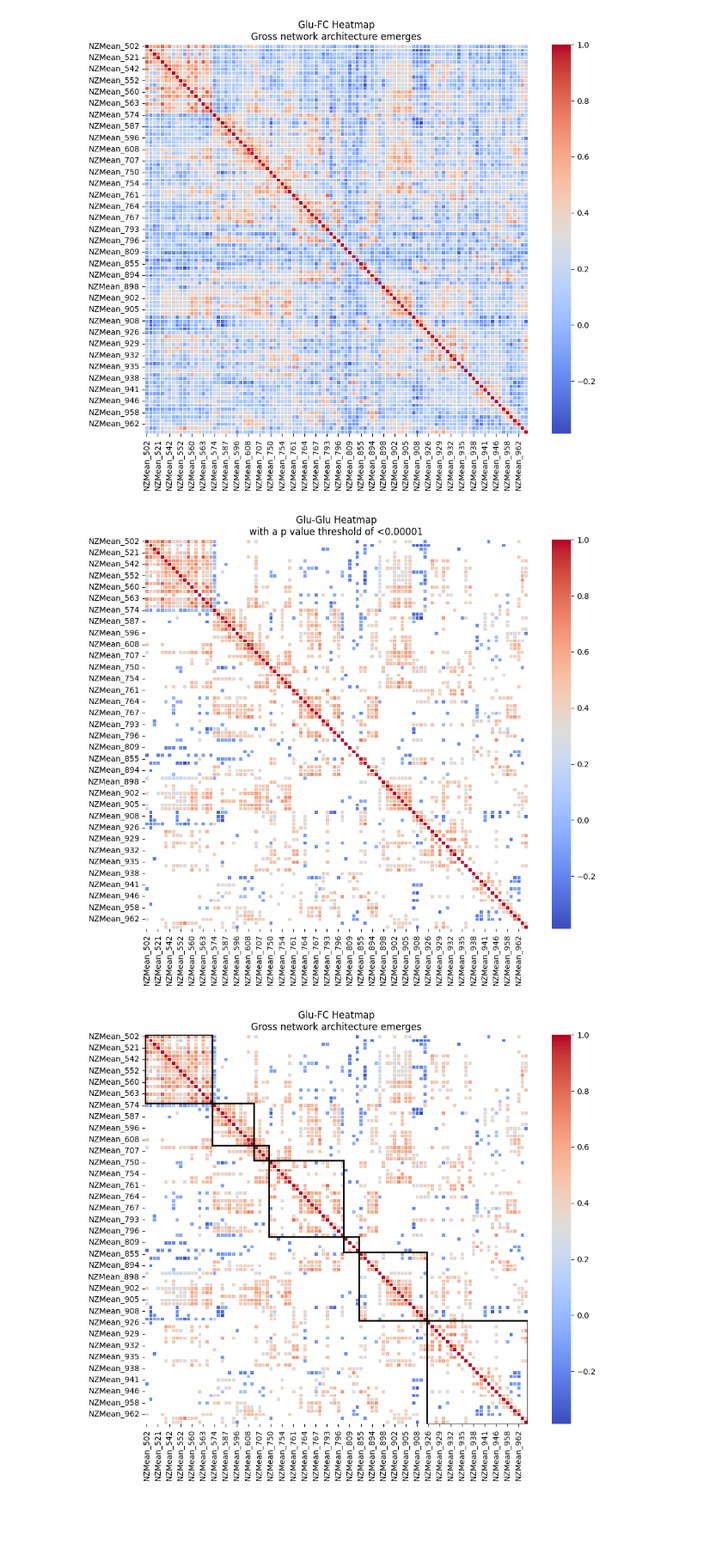
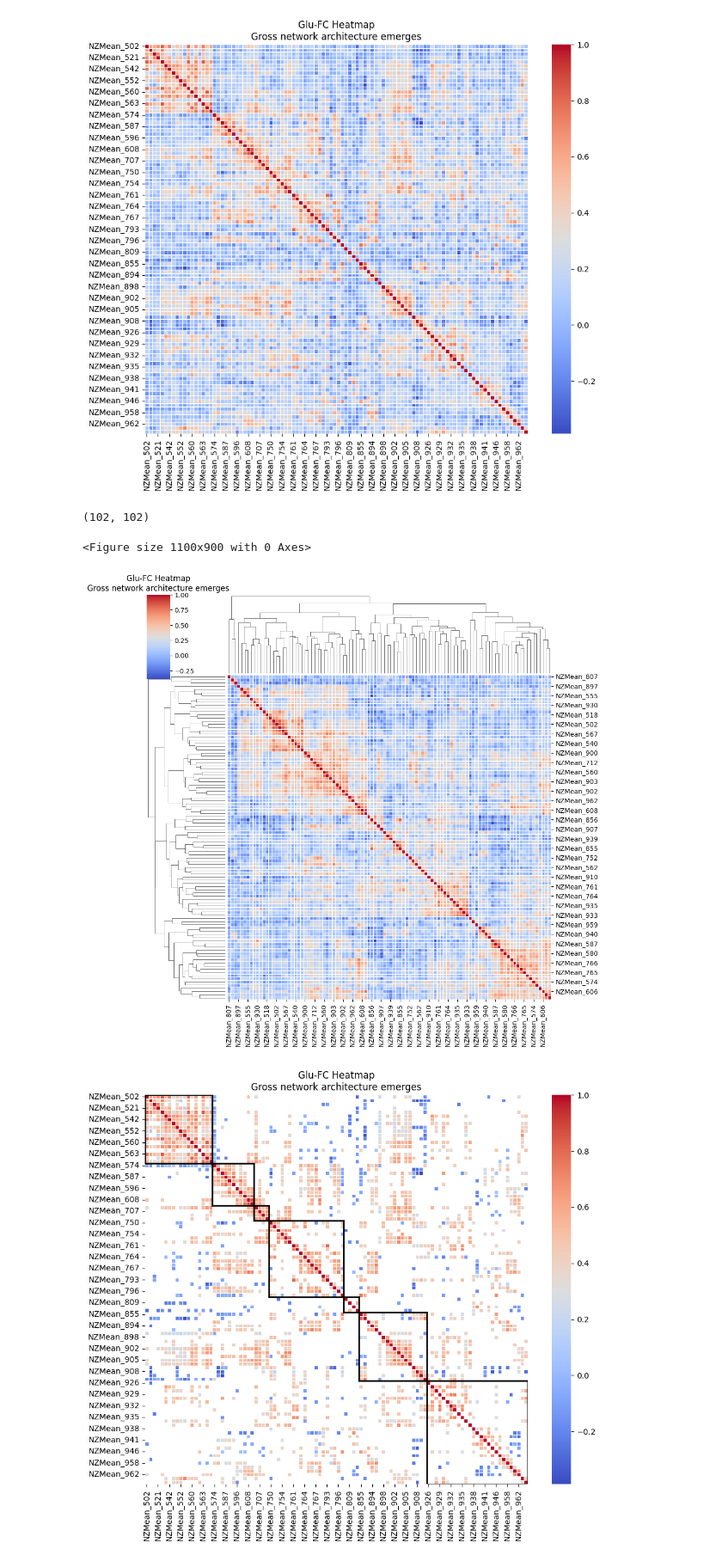
Before and after one commit to pecsok/glucest-rsfmri, a Jupyter notebook: fmri_pipeline/parcellated_pipeline/S1000_figures_gluconnectivity.ipynb, the cells around one changed output. Shown at 86% size. Cells and saved outputs as stored; diff of their text form; code cells hidden in the pictures; blank space fills up the shorter version.

```diff
--- a/fmri_pipeline/parcellated_pipeline/S1000_figures_gluconnectivity.ipynb
+++ b/fmri_pipeline/parcellated_pipeline/S1000_figures_gluconnectivity.ipynb
@@ -171,20 +174,19 @@ plt.title('Glu-FC Heatmap\nGross network architecture emerges')
 plt.show()
 # %% [output]
 [figure]
-# %%
-# Keep only signficant values
-pvals = corr_sig(cestcorr_df) #
-
-#cestpvals = cestcorr_df.filter(like="NZ", axis=0).filter(like="NZ", axis=1)
-mask01 = np.invert(np.tril(pvals<0.01))
-mask02 = np.invert(pvals<0.00001)
-
-plt.figure(figsize=(11,9))
-sns.heatmap(cestcorr_df, mask=mask02, annot=False, cmap='coolwarm',linewidth=0.7)
-plt.title('Glu-Glu Heatmap\nwith a p value threshold of <0.00001')
-plt.show()
-# %% [output]
-[figure, removed]
+# %%
+# Correlation matrix GluCEST-GluCEST
+cestcorr_df = corr_df.filter(like="NZ", axis=0).filter(like="NZ", axis=1)
+print(cestcorr_df.shape)
+plt.figure(figsize=(11,9))
+sns.clustermap(cestcorr_df, annot=False, cmap='coolwarm',linewidth=0.7)
+plt.title('Glu-FC Heatmap\nGross network architecture emerges')
+#plt.tick_params(axis='both', which='major', labelsize=10)
+plt.show()
+# %% [output]
+(102, 102)
+<Figure size 1100x900 with 0 Axes>
+[figure, added]
 # %%
 ## CEST-FC Heat map with network boxes.
 
```
Also changed, not shown: parts of 12 cells of this notebook, 33 other files.
